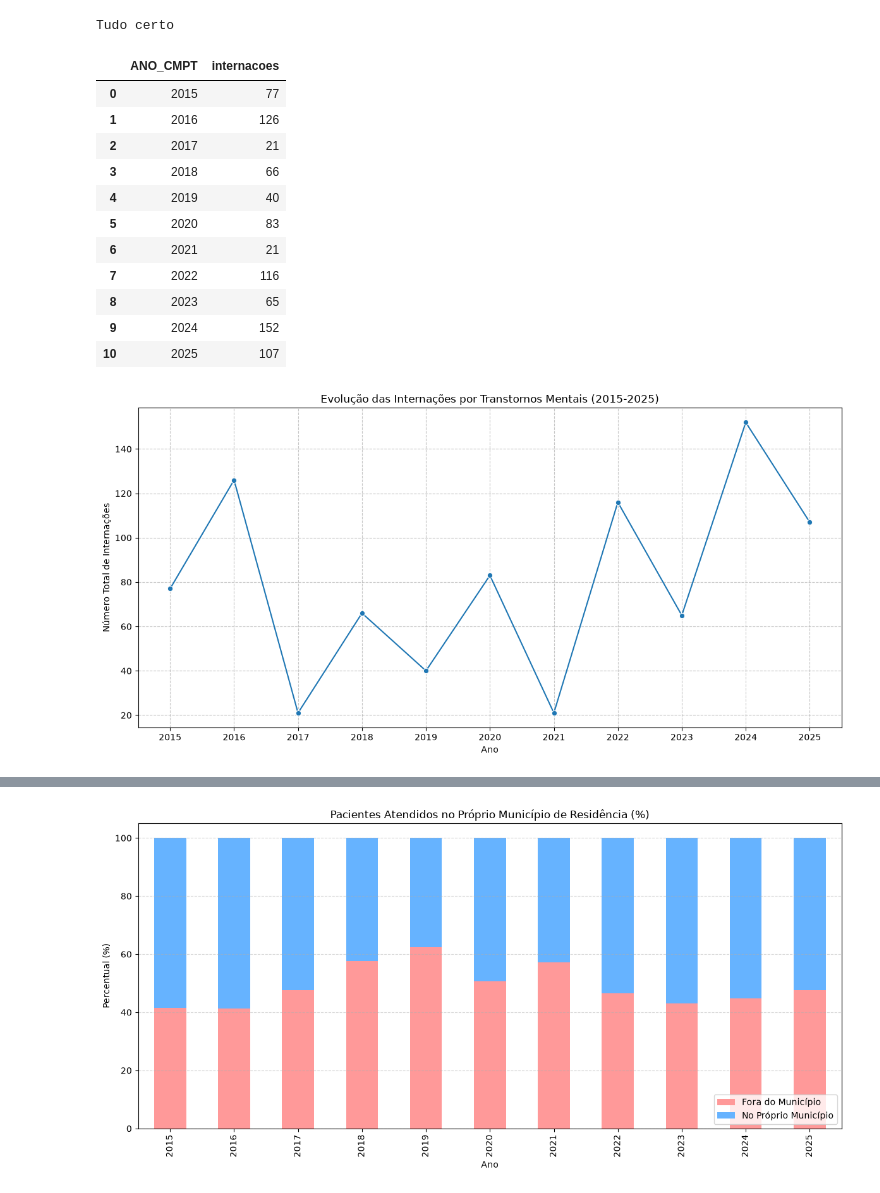
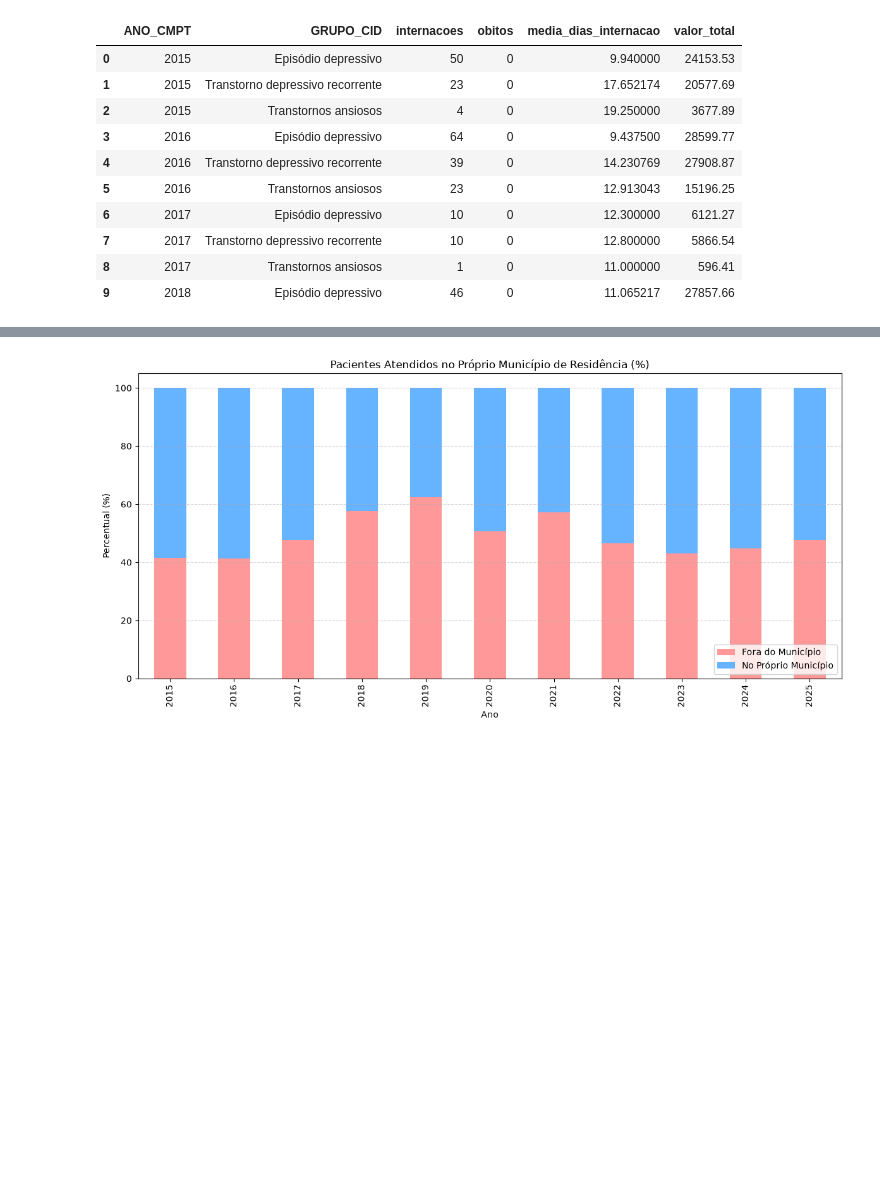
Before and after one commit to yKobA-tech/data-analysis-ICD, a Jupyter notebook: testando_dados.ipynb, the cells around one changed output, grey strips where cells are left out. Saved outputs shown, nothing was run; the diff lists cells and outputs as text; code cells hidden in the pictures; blank space fills up the shorter version.

```diff
--- a/testando_dados.ipynb
+++ b/testando_dados.ipynb
@@ -3,10 +3,6 @@ import pandas as pd
 import matplotlib.pyplot as plt
 import numpy as np
 import seaborn as sns
-
-print("Tudo certo")
-# %% [output]
-Tudo certo
 # %%
 #FINAL
 df_anual = pd.read_csv("data/final/resumo_anual_pb.csv", sep=';')
@@ -18,30 +22,14 @@ df_sih_mensal = pd.read_csv("data/processed/sih/sih_pb_2015_01_saude_mental.csv"
-# %%
-from matplotlib import rcsetup
-
-internacoes_por_ano = df_anual.groupby('ANO_CMPT')['internacoes'].sum().reset_index()
-
-display(internacoes_por_ano)
-
-plt.figure(figsize=(12, 6))
-sns.lineplot(x='ANO_CMPT', y='internacoes', data=internacoes_por_ano, marker='o')
-plt.title('Evolução das Internações por Transtornos Mentais (2015-2025)')
-plt.xlabel('Ano')
-plt.ylabel('Número Total de Internações')
-plt.grid(True, linestyle='--', alpha=0.7)
-plt.xticks(internacoes_por_ano['ANO_CMPT'])
-plt.tight_layout()
-plt.show()
-# %% [output]
-|  | ANO_CMPT | internacoes |
-| 0 | 2015 | 77 |
-| 1 | 2016 | 126 |
-| 2 | 2017 | 21 |
-| 3 | 2018 | 66 |
-| 4 | 2019 | 40 |
-| 5 | 2020 | 83 |
-| 6 | 2021 | 21 |
-| 7 | 2022 | 116 |
-| 8 | 2023 | 65 |
-| 9 | 2024 | 152 |
-| 10 | 2025 | 107 |
-[figure, removed]
+# %%
+display(df_anual.head(10))
+# %% [output]
+|  | ANO_CMPT | GRUPO_CID | internacoes | obitos | media_dias_internacao | valor_total |
+| 0 | 2015 | Episódio depressivo | 50 | 0 | 9.940000 | 24153.53 |
+| 1 | 2015 | Transtorno depressivo recorrente | 23 | 0 | 17.652174 | 20577.69 |
+| 2 | 2015 | Transtornos ansiosos | 4 | 0 | 19.250000 | 3677.89 |
+| 3 | 2016 | Episódio depressivo | 64 | 0 | 9.437500 | 28599.77 |
+| 4 | 2016 | Transtorno depressivo recorrente | 39 | 0 | 14.230769 | 27908.87 |
+| 5 | 2016 | Transtornos ansiosos | 23 | 0 | 12.913043 | 15196.25 |
+| 6 | 2017 | Episódio depressivo | 10 | 0 | 12.300000 | 6121.27 |
+| 7 | 2017 | Transtorno depressivo recorrente | 10 | 0 | 12.800000 | 5866.54 |
+| 8 | 2017 | Transtornos ansiosos | 1 | 0 | 11.000000 | 596.41 |
+| 9 | 2018 | Episódio depressivo | 46 | 0 | 11.065217 | 27857.66 |
```
Also changed, not shown: parts of 12 cells of this notebook, 5 other files.
